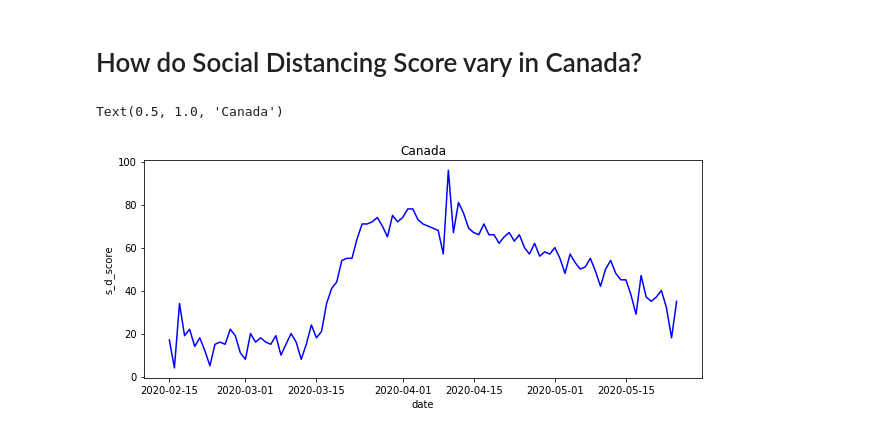
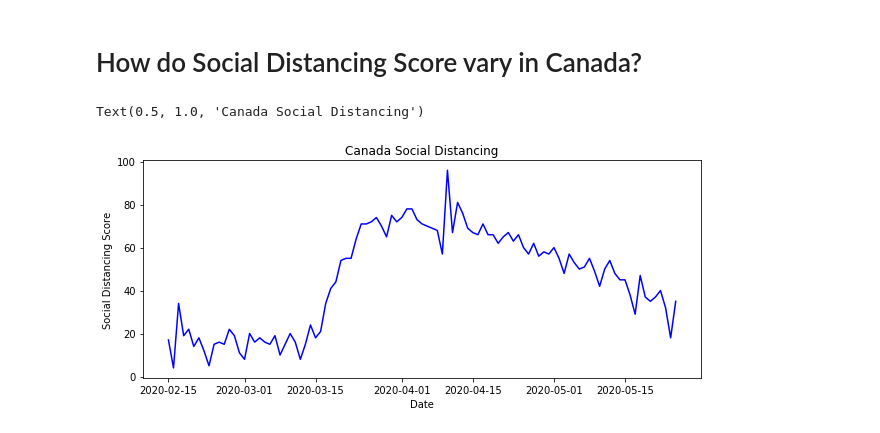
Before and after one commit to francomomo/DataFest-2020, a Jupyter notebook: scripts/Python/data_exploration.ipynb, the cells around one changed output. Saved outputs shown, nothing was run; the diff lists cells and outputs as text; code cells hidden in the pictures.

```diff
--- a/scripts/Python/data_exploration.ipynb
+++ b/scripts/Python/data_exploration.ipynb
@@ -189,10 +185,14 @@ categories = ['retail_recreation', 'grocery_pharmacy', 'parks', 'transit', 'work
 for category in categories:
     canada_score[category] = canada_score[category].astype(int)
 canada_score['s_d_score'] = canada_score['s_d_score'].astype(int)
+
+# rename columns
+canada_score = canada_score.rename(columns={'s_d_score': 'Social Distancing Score', 'date': 'Date'})
 # %%
 # plot
 plt.figure(figsize=(10, 4))
-sns.lineplot(x='date', y='s_d_score', data=canada_score, color="b").set_title('Canada')
+sns.lineplot(x='Date', y='Social Distancing Score', data=canada_score, color="b"). \
+set_title('Canada Social Distancing')
 # %% [output]
-Text(0.5, 1.0, 'Canada')
+Text(0.5, 1.0, 'Canada Social Distancing')
-[figure, old version]
+[figure, new version]
```
Also changed, not shown: parts of 2 cells of this notebook, 2 other files.
